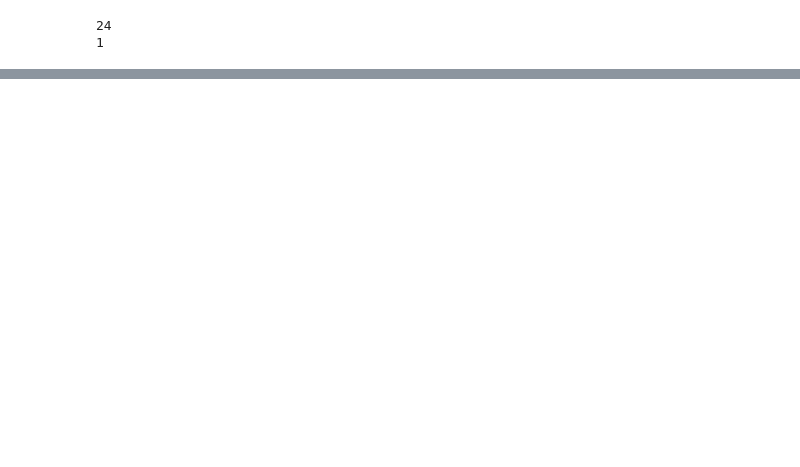
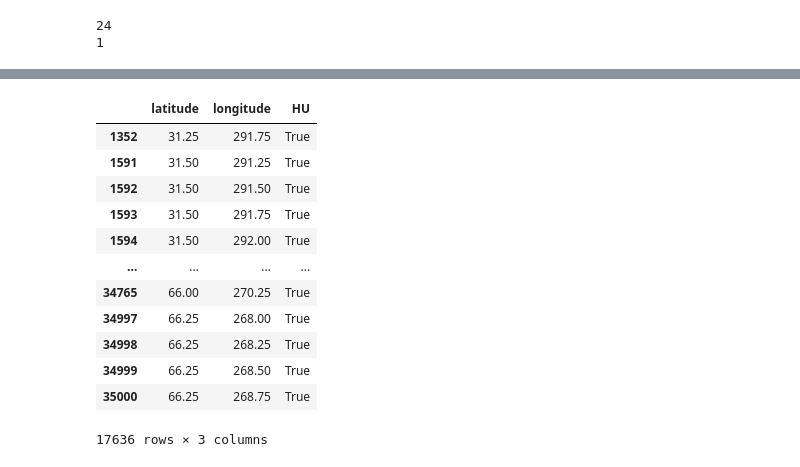
Before and after one commit to maxinecloutierg/ERA5_Storm_Track, a Jupyter notebook: jupyter/etc24_v2.ipynb, the cells around one changed output, grey strips where cells are left out. Cells and saved outputs as stored; diff of their text form; code cells hidden in the pictures; blank space fills up the shorter version.

```diff
--- a/jupyter/etc24_v2.ipynb
+++ b/jupyter/etc24_v2.ipynb
@@ -623,0 +626,16 @@ Year in process: 1979010218
+# %%
+mk.loc[(mk.HU == True)]
+# %% [output]
+|  | latitude | longitude | HU |
+| 1352 | 31.25 | 291.75 | True |
+| 1591 | 31.50 | 291.25 | True |
+| 1592 | 31.50 | 291.50 | True |
+| 1593 | 31.50 | 291.75 | True |
+| 1594 | 31.50 | 292.00 | True |
+| ... | ... | ... | ... |
+| 34765 | 66.00 | 270.25 | True |
+| 34997 | 66.25 | 268.00 | True |
+| 34998 | 66.25 | 268.25 | True |
+| 34999 | 66.25 | 268.50 | True |
+| 35000 | 66.25 | 268.75 | True |
+17636 rows × 3 columns
```
Also changed, not shown: parts of 14 cells of this notebook.
